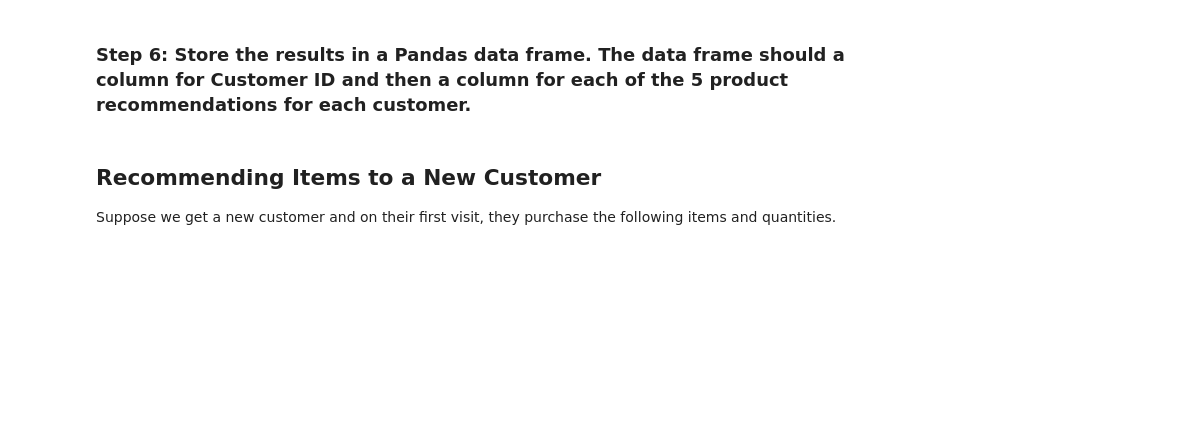
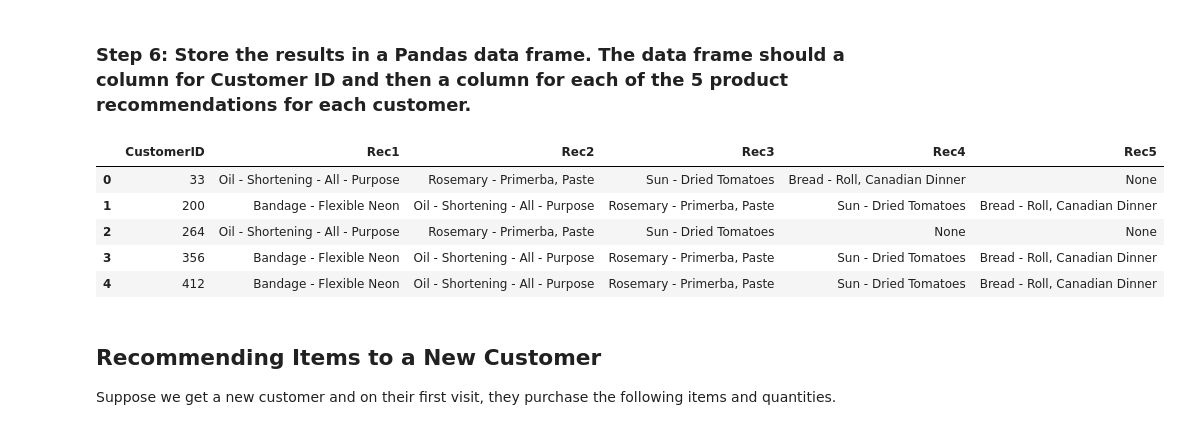
Before and after one commit to ta-data-mexpt/lab-recommender-deepdive, a Jupyter notebook: your-code/main.ipynb, the cells around one changed output. Cells and saved outputs as stored; diff of their text form; code cells hidden in the pictures; blank space fills up the shorter version.

```diff
--- a/your-code/main.ipynb
+++ b/your-code/main.ipynb
@@ -215,8 +215,33 @@ ranked_products.head()
 - Create an empty dictionary that will hold the recommendations for all customers.
 - Create a list of unique CustomerIDs to iterate over.
 - Iterate over the customer list performing steps 2 through 4 for each and appending the results of each iteration to the dictionary you created.
+# %%
+recommendations = {}
+customers = list(customer_products['CustomerID'].unique())
+
+for customer in customers:
+    similar_prod = list(prod_dist[item].sort_values(ascending=False)[1:].head().index)
+    sim_product = customer_products[customer_products['ProductName'].isin(similar_prod)]
+    grouped = sim_product.groupby('ProductName').agg({'Quantity':'sum'})
+    ranked_products = grouped.sort_values('Quantity', ascending=False).reset_index()
+
+    merged = pd.merge(ranked_products, pd.DataFrame(cust_prod_pivot.T[customer]), on='ProductName')
+    merged.columns = ['ProductName', 'Quantity', 'Purchased']
+    recs = merged[merged['Purchased']==0].head()
+    recommendations[customer] = list(recs['ProductName'])
 # %% [markdown]
 ### Step 6: Store the results in a Pandas data frame. The data frame should a column for Customer ID and then a column for each of the 5 product recommendations for each customer.
+# %%
+user_recs = pd.DataFrame.from_dict(recommendations, orient='index').reset_index()
+user_recs.columns = ['CustomerID', 'Rec1', 'Rec2', 'Rec3', 'Rec4', 'Rec5']
+user_recs.head()
+# %% [output]
+|  | CustomerID | Rec1 | Rec2 | Rec3 | Rec4 | Rec5 |
+| 0 | 33 | Oil - Shortening - All - Purpose | Rosemary - Primerba, Paste | Sun - Dried Tomatoes | Bread - Roll, Canadian Dinner | None |
+| 1 | 200 | Bandage - Flexible Neon | Oil - Shortening - All - Purpose | Rosemary - Primerba, Paste | Sun - Dried Tomatoes | Bread - Roll, Canadian Dinner |
+| 2 | 264 | Oil - Shortening - All - Purpose | Rosemary - Primerba, Paste | Sun - Dried Tomatoes | None | None |
+| 3 | 356 | Bandage - Flexible Neon | Oil - Shortening - All - Purpose | Rosemary - Primerba, Paste | Sun - Dried Tomatoes | Bread - Roll, Canadian Dinner |
+| 4 | 412 | Bandage - Flexible Neon | Oil - Shortening - All - Purpose | Rosemary - Primerba, Paste | Sun - Dried Tomatoes | Bread - Roll, Canadian Dinner |
 # %% [markdown]
 ## Recommending Items to a New Customer
 
```
